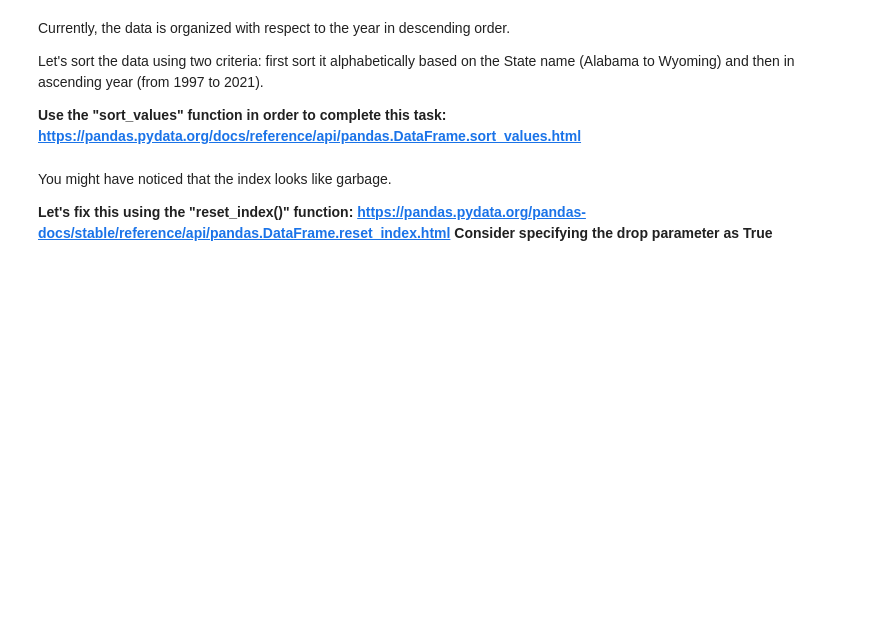
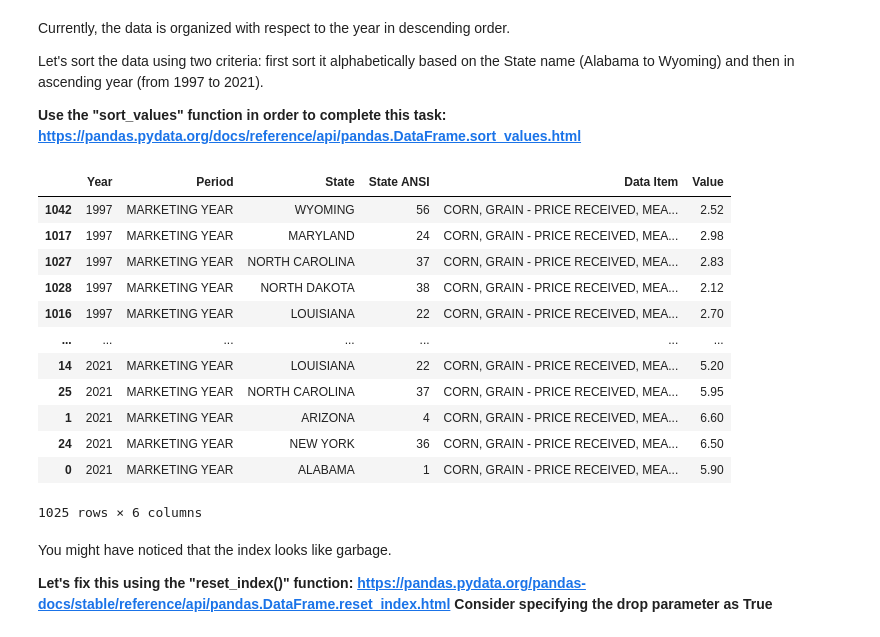
Before and after one commit to ShihYLin/Ag-Informatics, a Jupyter notebook: Lab2/lab2-ShihYunLin.ipynb, the cells around one changed output. Cells and saved outputs as stored; diff of their text form; code cells hidden in the pictures; blank space fills up the shorter version.

Commit message:
sort data

```diff
--- a/Lab2/lab2-ShihYunLin.ipynb
+++ b/Lab2/lab2-ShihYunLin.ipynb
@@ -269,6 +285,7 @@ type(dirty_CORN['Value'][0])
 # Replace the dirty_CORN['Value'] column with the same values except with the type 'float'
 
 #Enter code here...
+df['Value'] = df['Value'].astype(float)
 # %% [markdown]
 Currently, the data is organized with respect to the year in descending order.
 
@@ -278,8 +295,25 @@ Let's sort the data using two criteria: first sort it alphabetically based on th
 # %%
 # Sort the data based on the State ANSI value (since the numbers increase alphabetically), and then the Year.
 # Show your result
 
 # Enter code here ...
+df = df.sort_values(by=['State'])
+df = df.sort_values(by=['Year'])
+df
+# %% [output]
+|  | Year | Period | State | State ANSI | Data Item | Value |
+| 1042 | 1997 | MARKETING YEAR | WYOMING | 56 | CORN, GRAIN - PRICE RECEIVED, MEA... | 2.52 |
+| 1017 | 1997 | MARKETING YEAR | MARYLAND | 24 | CORN, GRAIN - PRICE RECEIVED, MEA... | 2.98 |
+| 1027 | 1997 | MARKETING YEAR | NORTH CAROLINA | 37 | CORN, GRAIN - PRICE RECEIVED, MEA... | 2.83 |
+| 1028 | 1997 | MARKETING YEAR | NORTH DAKOTA | 38 | CORN, GRAIN - PRICE RECEIVED, MEA... | 2.12 |
+| 1016 | 1997 | MARKETING YEAR | LOUISIANA | 22 | CORN, GRAIN - PRICE RECEIVED, MEA... | 2.70 |
+| ... | ... | ... | ... | ... | ... | ... |
+| 14 | 2021 | MARKETING YEAR | LOUISIANA | 22 | CORN, GRAIN - PRICE RECEIVED, MEA... | 5.20 |
+| 25 | 2021 | MARKETING YEAR | NORTH CAROLINA | 37 | CORN, GRAIN - PRICE RECEIVED, MEA... | 5.95 |
+| 1 | 2021 | MARKETING YEAR | ARIZONA | 4 | CORN, GRAIN - PRICE RECEIVED, MEA... | 6.60 |
+| 24 | 2021 | MARKETING YEAR | NEW YORK | 36 | CORN, GRAIN - PRICE RECEIVED, MEA... | 6.50 |
+| 0 | 2021 | MARKETING YEAR | ALABAMA | 1 | CORN, GRAIN - PRICE RECEIVED, MEA... | 5.90 |
+1025 rows × 6 columns
 # %% [markdown]
 You might have noticed that the index looks like garbage.
 
```
Also changed, not shown: parts of 3 cells of this notebook.
